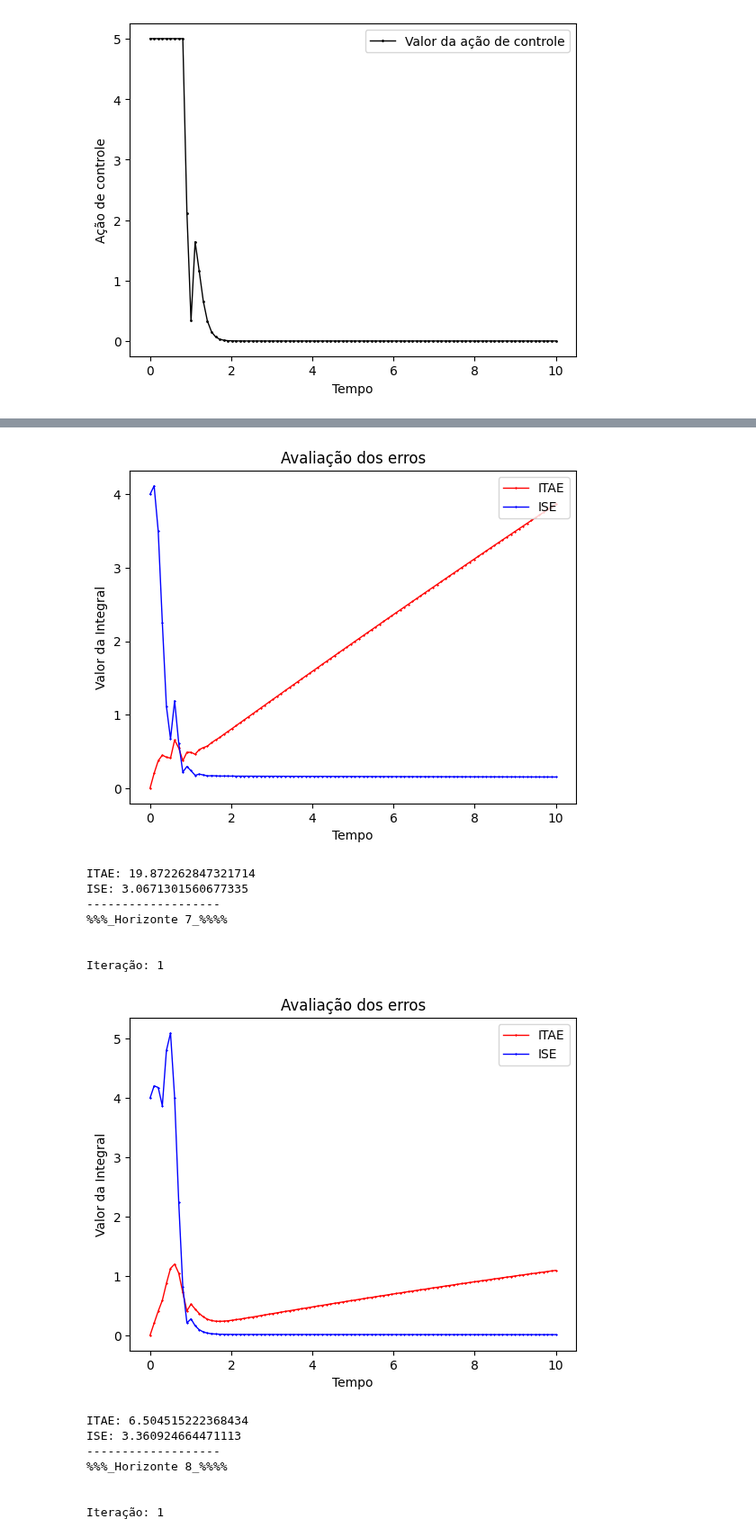
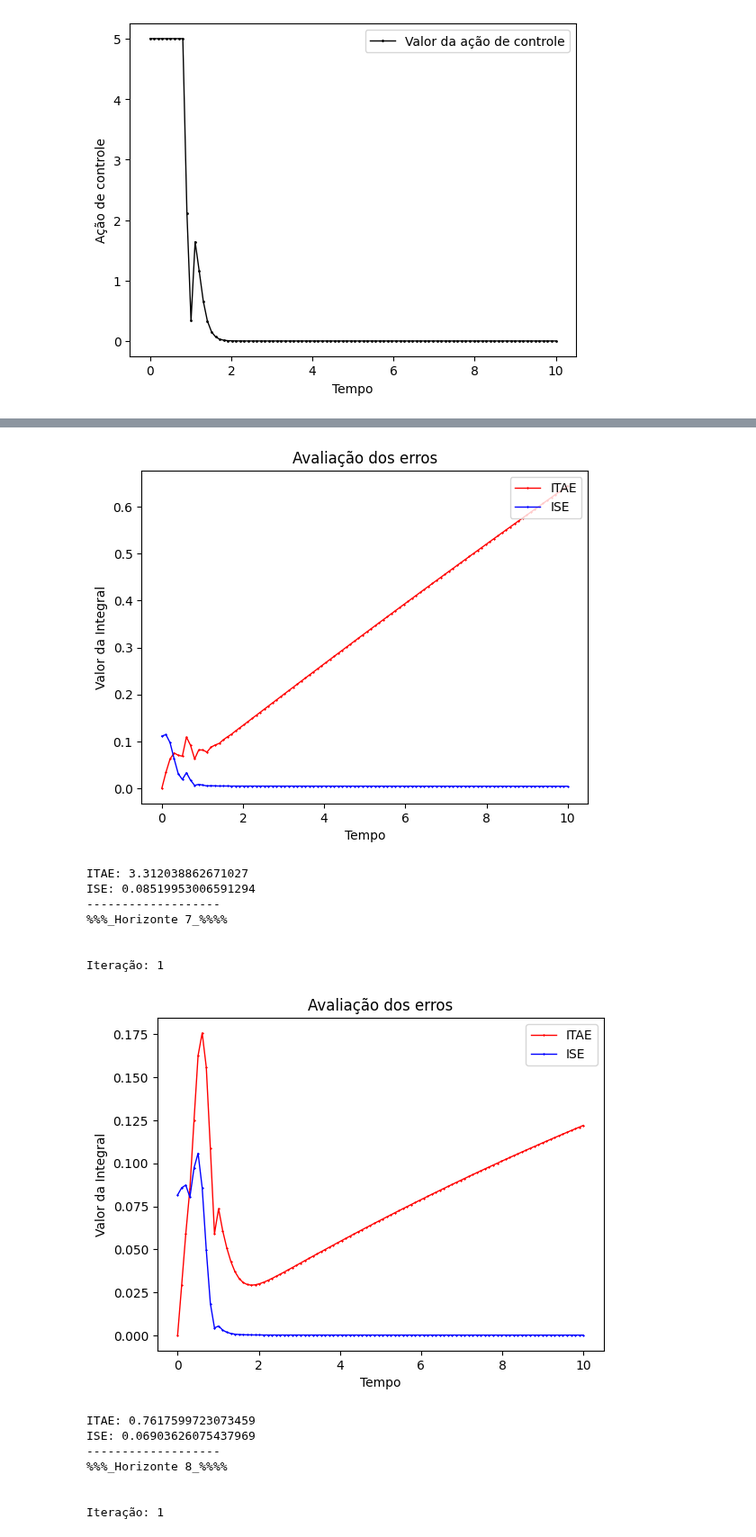
Before and after one commit to GabrielSiqueira1/MPC-Controle-Quantico, a Jupyter notebook: Tests-CG/zero-to-one-control-metrics.ipynb, the cells around one changed output, grey strips where cells are left out. Shown at 90% size. Drawn from its saved outputs; the diff is of its cells as text; code cells hidden in the pictures.

```diff
--- a/Tests-CG/zero-to-one-control-metrics.ipynb
+++ b/Tests-CG/zero-to-one-control-metrics.ipynb
@@ -449,7 +449,7 @@ while i <= MAX_HORIZONTE:
         defasagem.append(cmath.polar(min(desejo[0]/
                                          valores_onda[0]))[1])
     # Gera uma matriz erro 2x2
-    erro = (np.subtract(valores_onda,desejo)) # É necessário dividir pelo tamanho do horizonte?
+    erro = (np.subtract(valores_onda,desejo)/i) # É necessário dividir pelo tamanho do horizonte?
 
     norm_erro = []
     pos = 0
@@ -518,19 +518,19 @@ ISE: 3.752415853771987
 -------------------
 %%%_Horizonte 6_%%%%
 
 
 Iteração: 1
-[figure, old version]
+[figure, new version]
-ITAE: 19.872262847321714
-ISE: 3.0671301560677335
+ITAE: 3.312038862671027
+ISE: 0.08519953006591294
 -------------------
 %%%_Horizonte 7_%%%%
 
 
 Iteração: 1
-[figure, old version]
+[figure, new version]
-ITAE: 6.504515222368434
-ISE: 3.360924664471113
+ITAE: 0.7617599723073459
+ISE: 0.06903626075437969
 -------------------
 %%%_Horizonte 8_%%%%
 
```
Also changed, not shown: parts of 2 cells of this notebook, 5 other files.
